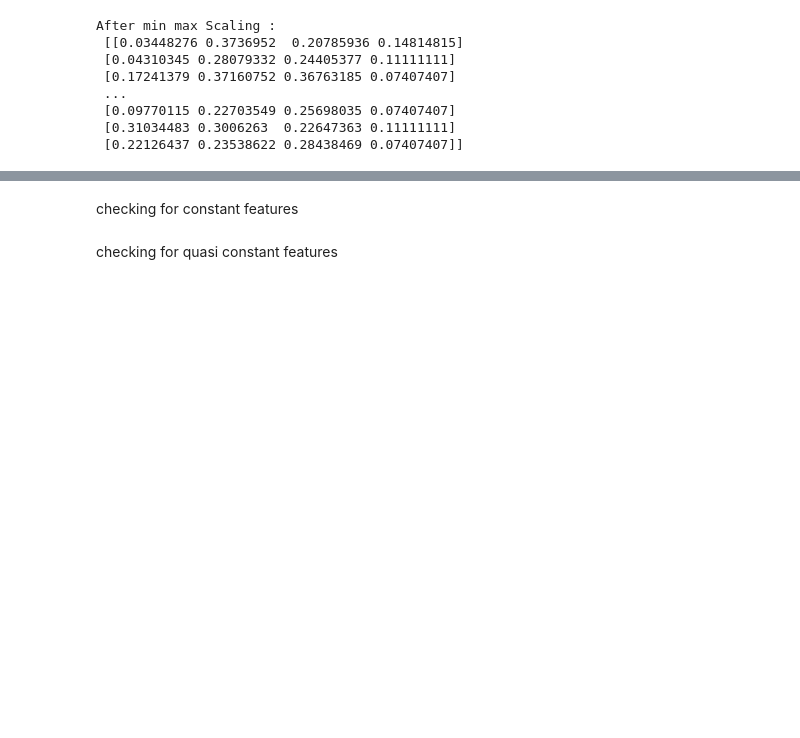
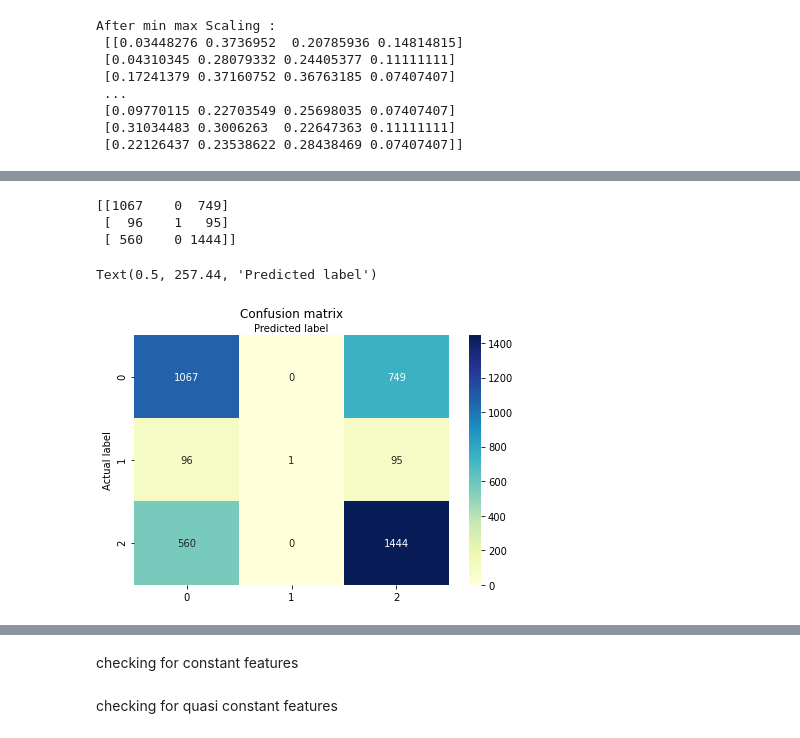
Before and after one commit to Gail529/chess_ML, a Jupyter notebook: preprocessing.ipynb, the cells around one changed output, grey strips where cells are left out. Saved outputs shown, nothing was run; the diff lists cells and outputs as text; code cells hidden in the pictures; blank space fills up the shorter version.

```diff
--- a/preprocessing.ipynb
+++ b/preprocessing.ipynb
@@ -135,0 +187,6 @@ data_encoded
+# %%
+col_list=['rated', 'turns', 'victory_status','increment_code_0','increment_code_1', 'increment_code_2', 'increment_code_3','increment_code_4', 'increment_code_5', 'increment_code_6','increment_code_7', 'increment_code_8', 'increment_code_9',
+'white_rating', 'black_rating', 'opening_eco_0', 'opening_eco_1','opening_eco_2', 'opening_eco_3', 'opening_eco_4', 'opening_eco_5','opening_eco_6', 'opening_eco_7', 'opening_eco_8', 'opening_eco_9','opening_ply', 'rating_diff', 'winner']
+data=data_encoded.reindex(columns=col_list)
+cols=data.columns
+cols[27]
@@ -135,0 +195,5 @@ data_encoded
+# %%
+
+x=data.iloc[:,0:27]
+y=data['winner']
+X_train, X_test, y_train, y_test = train_test_split(x,y,test_size = 0.20,random_state = 42)
@@ -135,0 +216,27 @@ data_encoded
+# %%
+model = LogisticRegression(multi_class='multinomial', solver='lbfgs')
+# fit the model with data
+model.fit(X_train,y_train)
+y_pred=model.predict(X_test)
+# %%
+from sklearn import metrics
+cnf_matrix = metrics.confusion_matrix(y_test, y_pred)
+print(cnf_matrix)
+class_names=[0,1] # name  of classes
+fig, ax = plt.subplots()
+tick_marks = np.arange(len(class_names))
+plt.xticks(tick_marks, class_names)
+plt.yticks(tick_marks, class_names)
+# create heatmap
+sns.heatmap(pd.DataFrame(cnf_matrix), annot=True, cmap="YlGnBu" ,fmt='g')
+ax.xaxis.set_label_position("top")
+plt.tight_layout()
+plt.title('Confusion matrix', y=1.1)
+plt.ylabel('Actual label')
+plt.xlabel('Predicted label')
+# %% [output]
+[[1067    0  749]
+ [  96    1   95]
+ [ 560    0 1444]]
+Text(0.5, 257.44, 'Predicted label')
+[figure, added]
```
Also changed, not shown: parts of 15 cells of this notebook.
